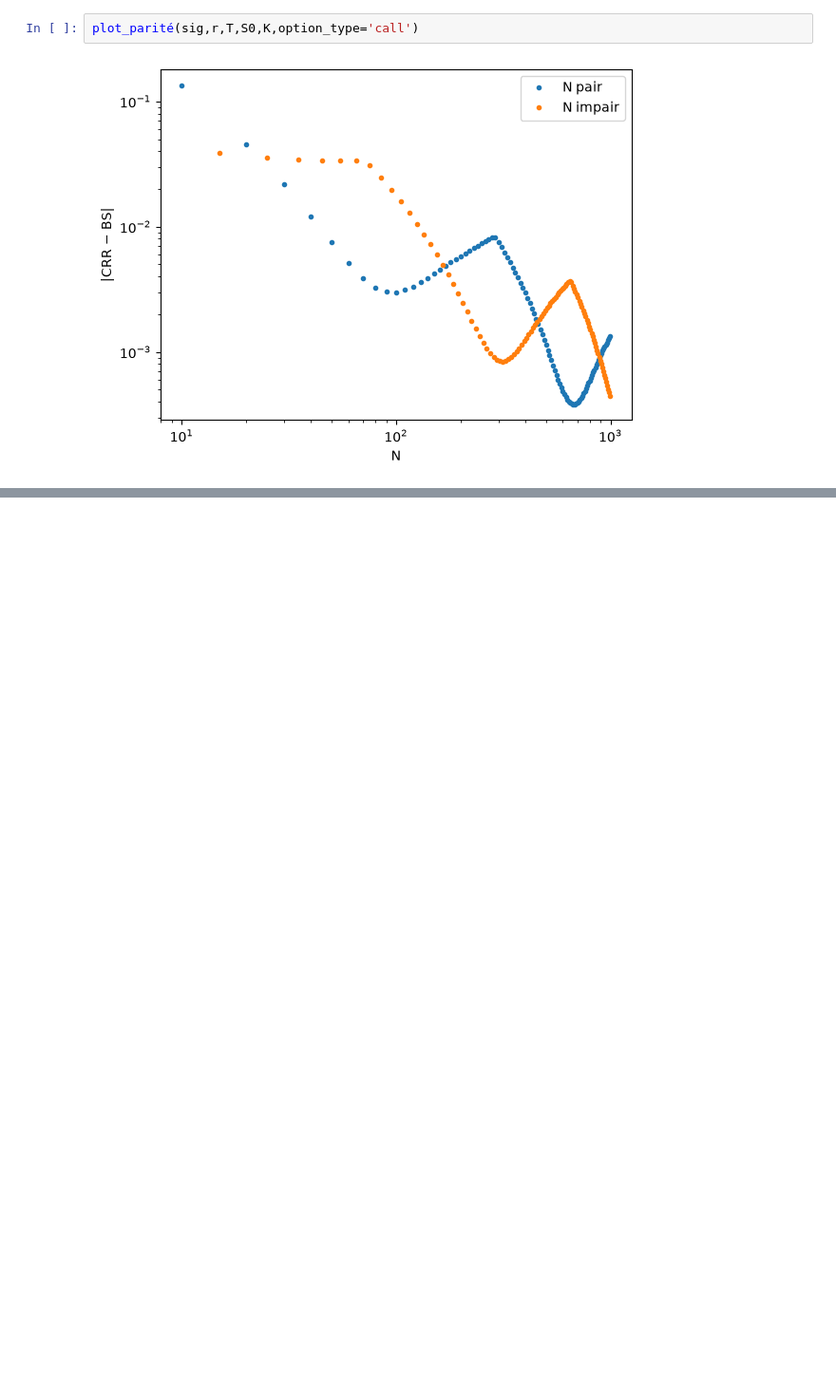
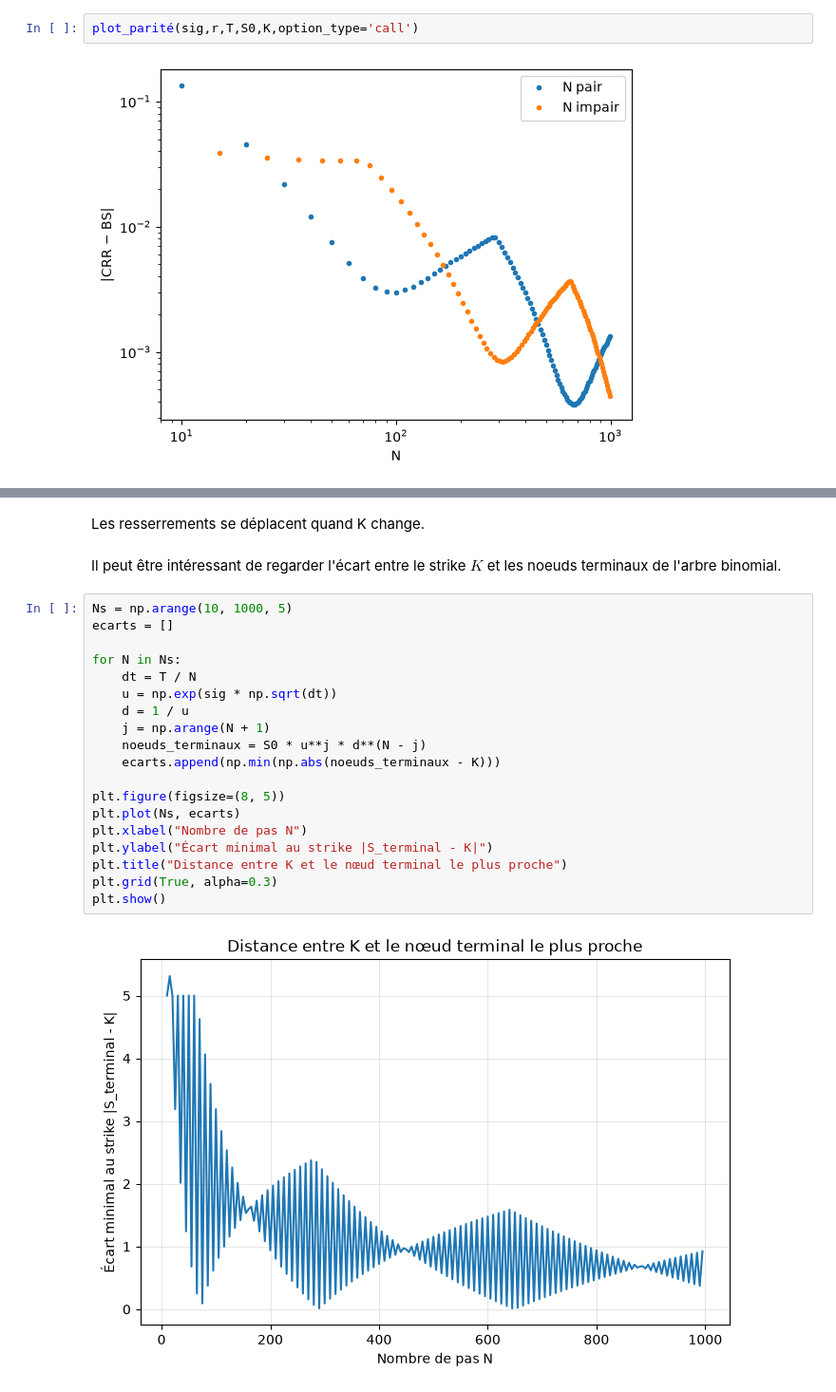
Before and after one commit to MatthieuTrr/binomial-options, a Jupyter notebook: notebooks/CRR-conv.ipynb, the cells around one changed output, grey strips where cells are left out. Shown at 95% size. Saved outputs shown, nothing was run; the diff lists cells and outputs as text; blank space fills up the shorter version.

```diff
--- a/notebooks/CRR-conv.ipynb
+++ b/notebooks/CRR-conv.ipynb
@@ -98,0 +84,25 @@ plot_parité(sig,r,T,S0,K,option_type='call')
+# %% [markdown]
+Les resserrements se déplacent quand K change.
+# %% [markdown]
+Il peut être intéressant de regarder l'écart entre le strike $K$ et les noeuds terminaux de l'arbre binomial.
+# %%
+Ns = np.arange(10, 1000, 5)
+ecarts = []
+
+for N in Ns:
+    dt = T / N
+    u = np.exp(sig * np.sqrt(dt))
+    d = 1 / u
+    j = np.arange(N + 1)
+    noeuds_terminaux = S0 * u**j * d**(N - j)
+    ecarts.append(np.min(np.abs(noeuds_terminaux - K)))
+
+plt.figure(figsize=(8, 5))
+plt.plot(Ns, ecarts)
+plt.xlabel("Nombre de pas N")
+plt.ylabel("Écart minimal au strike |S_terminal - K|")
+plt.title("Distance entre K et le nœud terminal le plus proche")
+plt.grid(True, alpha=0.3)
+plt.show()
+# %% [output]
+[figure, added]
```
Also changed, not shown: parts of 14 cells of this notebook, 1 other file.
